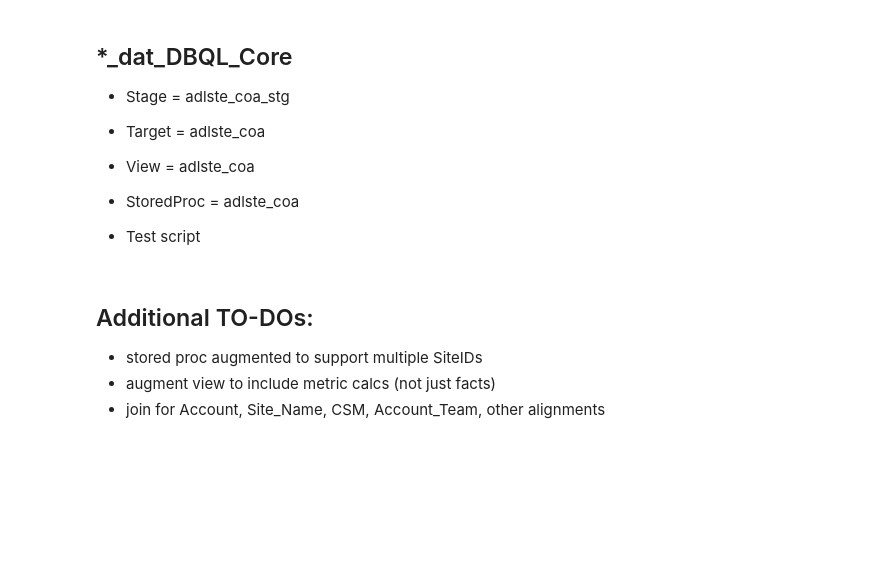
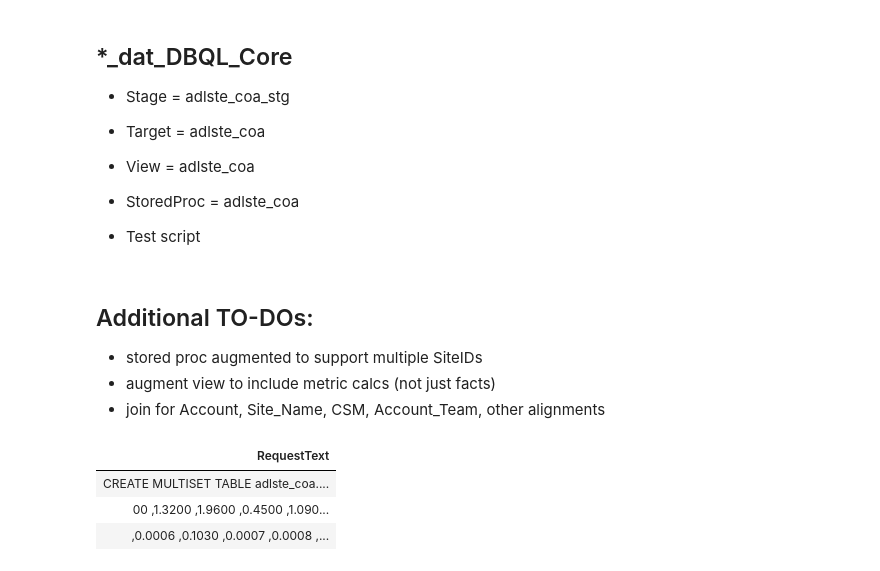
Before and after one commit to tdcoa/sql, a Jupyter notebook: datamodel/dbql_core.ipynb, the cells around one changed output. Cells and saved outputs as stored; diff of their text form; code cells hidden in the pictures; blank space fills up the shorter version.

```diff
--- a/datamodel/dbql_core.ipynb
+++ b/datamodel/dbql_core.ipynb
@@ -521,3 +521,10 @@ call adlste_coa.sp_dat_DBQL_Core('test')
 - stored proc augmented to support multiple SiteIDs
 - augment view to include metric calcs (not just facts)
 - join for Account, Site_Name, CSM, Account_Team, other alignments
+# %%
+show table adlste_coa.coat_dat_dbql_core
+# %% [output]
+| RequestText |
+| CREATE MULTISET TABLE adlste_coa.... |
+| 00 ,1.3200 ,1.9600 ,0.4500 ,1.090... |
+| ,0.0006 ,0.1030 ,0.0007 ,0.0008 ,... |
```
Also changed, not shown: parts of 4 cells of this notebook, 7 other files.
